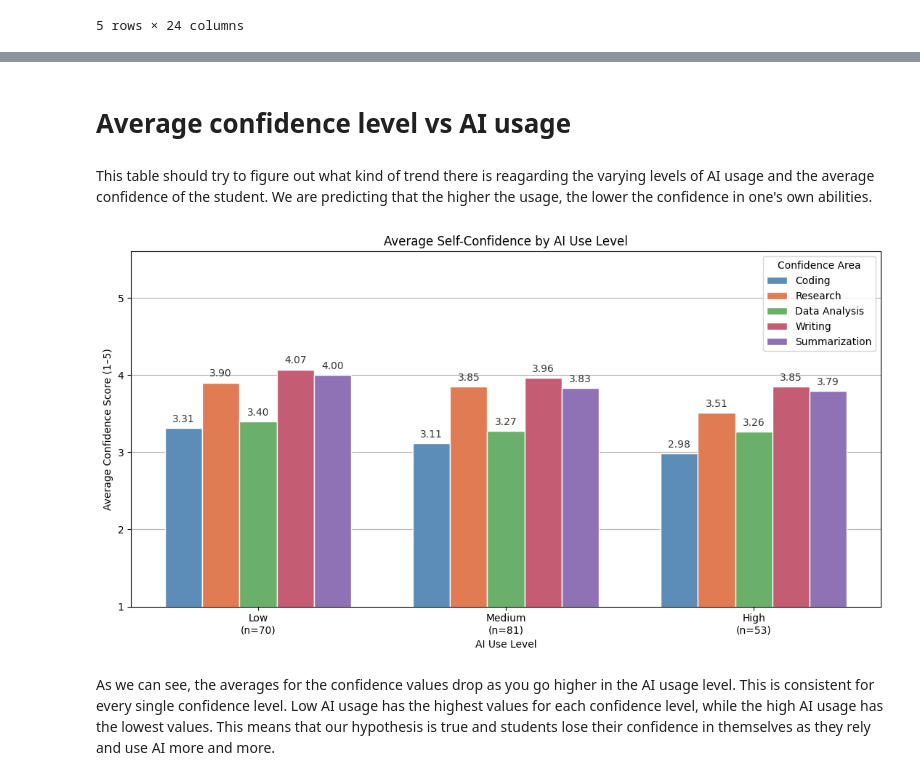
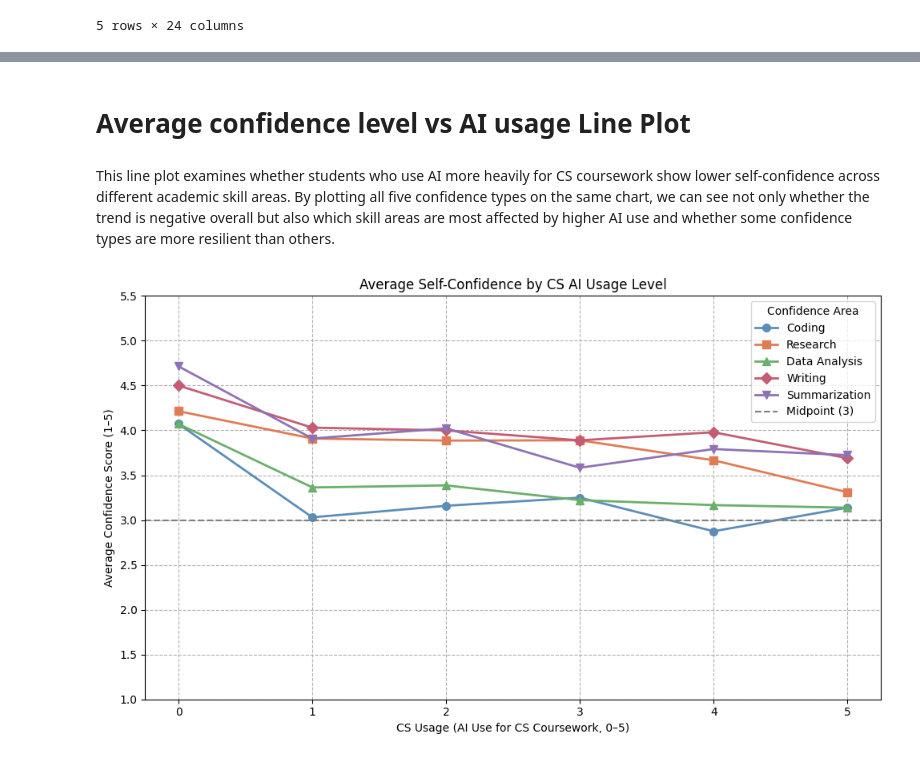
Before and after one commit to SangeetBarkataki10/CS105Minproject-SSTMA, a Jupyter notebook: SSTMA_CS105.ipynb, the cells around one changed output, grey strips where cells are left out. Cells and saved outputs as stored; diff of their text form; code cells hidden in the pictures.

Commit message:
Changed tables and added hypothesis

```diff
--- a/SSTMA_CS105.ipynb
+++ b/SSTMA_CS105.ipynb
@@ -146,64 +101,42 @@ This heat map reveals 3 relations that are havily related, and some other ones t
 # %% [markdown]
-# Average confidence level vs AI usage
+# Average confidence level vs AI usage Line Plot
-# %% [markdown]
-This table should try to figure out what kind of trend there is reagarding the varying levels of AI usage and the average confidence of the student. We are predicting that the higher the usage, the lower the confidence in one's own abilities.
+# %% [markdown]
+This line plot examines whether students who use AI more heavily for CS coursework show lower self-confidence across different academic skill areas. By plotting all five confidence types on the same chart, we can see not only whether the trend is negative overall but also which skill areas are most affected by higher AI use and whether some confidence types are more resilient than others.
 # %%
 import pandas as pd
 import numpy as np
 import matplotlib.pyplot as plt
-
-df = pd.read_csv("CS105_data_clean.csv")
 
 conf_map = {'Slightly Confident': 1, 'Somewhat Confident': 2, 'Fairly Confident': 3,
             'Mostly Confident': 4, 'Very Confident': 5}
 
 for col, new in [('Coding Self Confidence','Coding'),
                  ('Research Self Confidence','Research'),
                  ('Data Analysis Self Confidence','Data Analysis'),
                  ('Writing Self Confidence','Writing'),
                  ('Topic Summarization Self Confidence','Summarization')]:
     df[new] = df[col].map(conf_map)
 
-df['AI_Use_Score'] = df[['CS Usage','Math Usage','Data Science Usage','AI Chatbot Usage']].mean(axis=1)
+cs_means = df.groupby('CS Usage')[['Coding','Research','Data Analysis','Writing','Summarization']].mean()
 
-def ai_group(s):
-    if s <= 2: return 'Low'
-    elif s <= 3.5: return 'Medium'
-    else: return 'High'
+fig, ax = plt.subplots(figsize=(10, 6))
 
-df['AI_Use_Level'] = df['AI_Use_Score'].apply(ai_group)
+colors = ['#5B8DB8', '#E07B54', '#6AAF6A', '#C45C74', '#8E72B5']
+markers = ['o', 's', '^', 'D', 'v']
+for (col, color, marker) in zip(cs_means.columns, colors, markers):
+    ax.plot(cs_means.index, cs_means[col], color=color, marker=marker,
+            linewidth=2, markersize=7, label=col)
 
-group_order = ['Low', 'Medium', 'High']
-conf_cols = ['Coding', 'Research', 'Data Analysis', 'Writing', 'Summarization']
-means = df.groupby('AI_Use_Level')[conf_cols].mean().reindex(group_order)
-counts = df['AI_Use_Level'].value_counts().reindex(group_order)
-
-x = np.arange(len(group_order))
-width = 0.15
-colors = ['#5B8DB8', '#E07B54', '#6AAF6A', '#C45C74', '#8E72B5']
-
-fig, ax = plt.subplots(figsize=(11, 6))
-
-for i, col in enumerate(conf_cols):
-    offset = (i - len(conf_cols)/2 + 0.5) * width
-    bars = ax.bar(x + offset, means[col], width, label=col,
-                  color=colors[i], edgecolor='white')
-    for bar in bars:
-        ax.text(bar.get_x() + bar.get_width()/2, bar.get_height() + 0.05,
-                f'{bar.get_height():.2f}', ha='center', va='bottom', color='#333333')
-
-ax.set_xticks(x)
-ax.set_xticklabels([f'{g}\n(n={counts[g]})' for g in group_order])
-ax.set_xlabel('AI Use Level')
+ax.set_xlabel('CS Usage (AI Use for CS Coursework, 0–5)')
 ax.set_ylabel('Average Confidence Score (1–5)')
-ax.set_title('Average Self-Confidence by AI Use Level')
-ax.set_ylim(1, 5.6)
-ax.grid(axis='y')
+ax.set_title('Average Self-Confidence by CS AI Usage Level')
+ax.set_xticks(cs_means.index)
+ax.set_ylim(1, 5.5)
+ax.axhline(3, color='gray', linestyle='--', label='Midpoint (3)')
+ax.grid(linestyle='--')
 ax.set_axisbelow(True)
-ax.legend(title='Confidence Area')
+ax.legend(title='Confidence Area', loc='upper right')
 plt.tight_layout()
 plt.show()
 # %% [output]
-[figure, old version]
+[figure, new version]
-# %% [markdown]
-As we can see, the averages for the confidence values drop as you go higher in the AI usage level. This is consistent for every single confidence level. Low AI usage has the highest values for each confidence level, while the high AI usage has the lowest values. This means that our hypothesis is true and students lose their confidence in themselves as they rely and use AI more and more.
```
Also changed, not shown: parts of 13 cells of this notebook.
